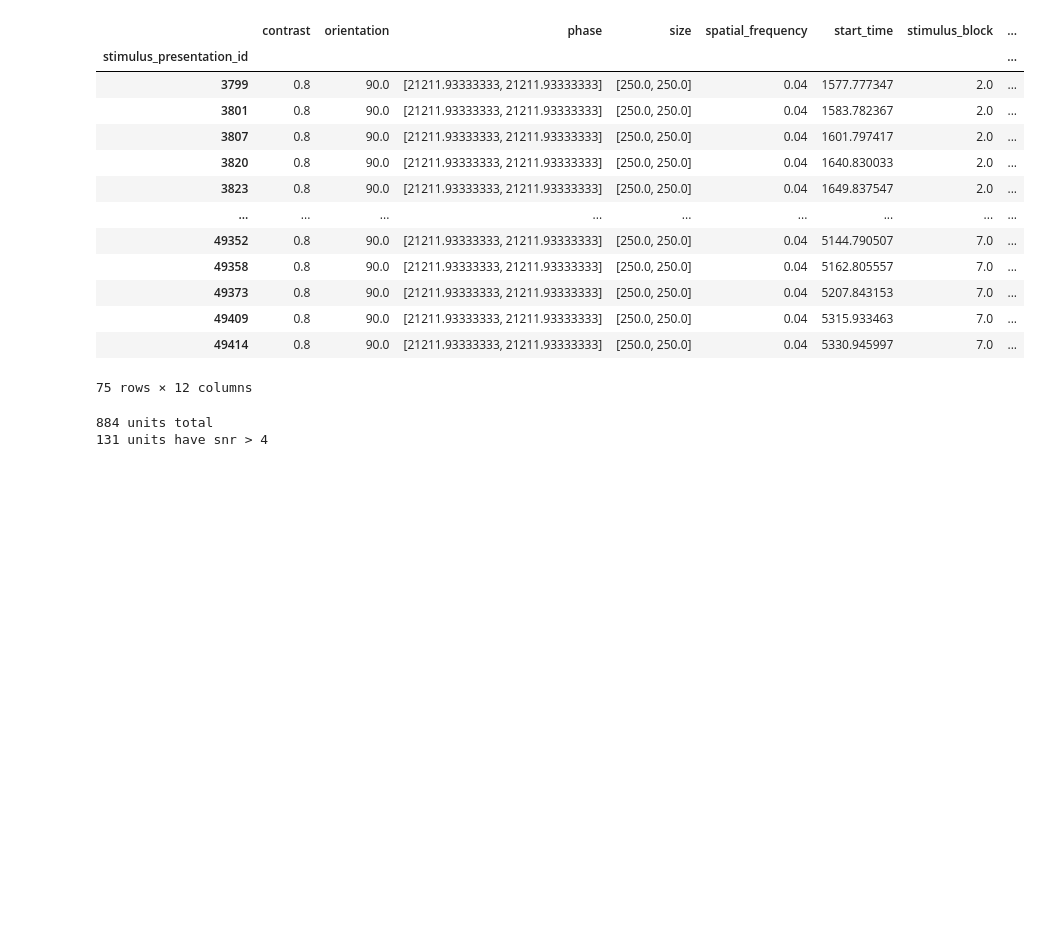
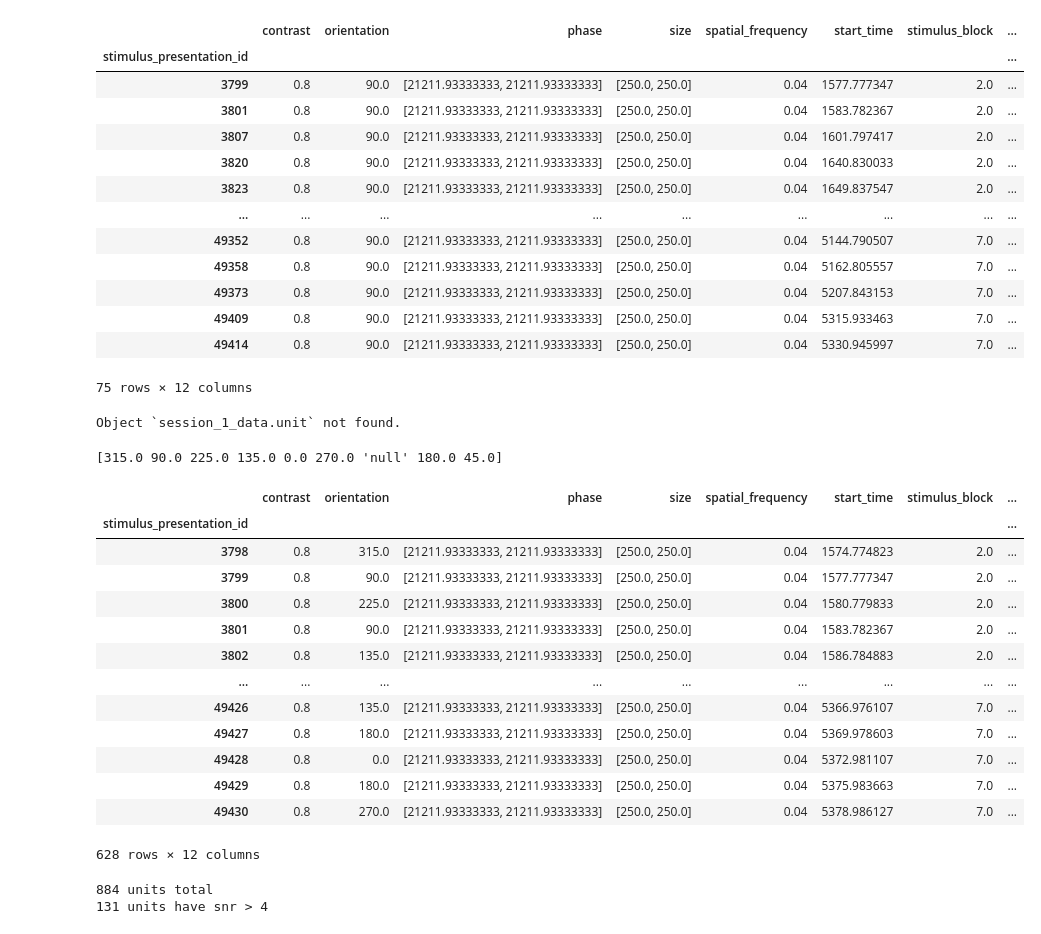
Before and after one commit to ecresp1el/swb_2023_ec_problemsworkshop, a Jupyter notebook: code/python_project_draft.ipynb, the cells around one changed output. Cells and saved outputs as stored; diff of their text form; code cells hidden in the pictures; blank space fills up the shorter version.

```diff
--- a/code/python_project_draft.ipynb
+++ b/code/python_project_draft.ipynb
@@ -110,11 +259,6 @@ Number of sessions in the brain_observatory_type_sessions dataframe: 32
 def get_session_data(session_id):
     session_metadata = cache.get_session_data(session_id).metadata
     return session_metadata
-
-#use the function to access the meta data for the first session in the brain_observatory_type_sessions dataframe
-session_1 = get_session_data(session_ids[0])
-
-session_1[0]
 # %%
 specific_id = session_1.get('ecephys_session_id') #use the get method to access the value associated with the key 'ecephys_session_id'
 
@@ -148,6 +292,62 @@ dg[dg.orientation == 90]
 | 49409 | 0.8 | 90.0 | [21211.93333333, 21211.93333333] | [250.0, 250.0] | 0.04 | 5315.933463 | 7.0 | ... |
 | 49414 | 0.8 | 90.0 | [21211.93333333, 21211.93333333] | [250.0, 250.0] | 0.04 | 5330.945997 | 7.0 | ... |
 75 rows × 12 columns
+# %%
+#define regions of interest
+region_of_interest = ['VISp']; #visual cortex, primary, will be used for now and will be a list of strings
+
+#prepare the time bins for computing the PSTH
+time_step = 0.05 # in seconds, will be a user input later
+pre_time = -0.5 # in seconds, will be a user input later
+time_bins = np.arange(pre_time, 1.5, time_step) #will be a user input later, pre_time is the start of the time bins, 1.5 is the end of the time bins, time_step is the step size between each time bin
+
+session_1_data.structurewise_unit_counts #this is a pandas dataframe object that contains the number of units in each brain area for the session
+
+temporal_freqs = session_1_data.get_stimulus_table('drifting_gratings')['temporal_frequency'].unique()
+# %%
+session_1_data.unit?
+# %% [output]
+Object `session_1_data.unit` not found.
+# %%
+presentations = session_1_data.get_stimulus_table(["drifting_gratings"]) #this is a pandas dataframe object that contains the stimulus table for drifting gratings
+print(presentations['orientation'].unique()) #this prints the unique orientation values in the stimulus table for drifting gratings
+
+presentations
+
+
+def sort_orientation_and_temporal_freq(session_data):
+    #'sort_orientation_and_temporal_freq' will sort the stimulus table for drifting gratings by orientation and temporal frequency values
+
+    #input: session_data, a session data object from the AllenSDK of a single session
+    #output: a sorted stimulus table for drifting gratings
+
+    #create a list of unique orientation values in the stimulus table
+    presentations = session_data.get_stimulus_table('drifting_gratings')['orientation'].unique()
+
+    #create a list of unique temporal frequency values in the stimulus table
+    temporal_freqs = session_data.get_stimulus_table('drifting_gratings')['temporal_frequency'].unique()
+
+    #sort the dataframe for each unique combination of orientation and temporal frequency values
+    for orientation in presentations: #iterate over each unique orientation value in the stimulus table
+        for temporal_freq in temporal_freqs: #iterate over each unique temporal frequency value in the stimulus table
+
+            session.unit?
+# %% [output]
+[315.0 90.0 225.0 135.0 0.0 270.0 'null' 180.0 45.0]
+|  | contrast | orientation | phase | size | spatial_frequency | start_time | stimulus_block | ... |
+| stimulus_presentation_id |  |  |  |  |  |  |  | ... |
+| 3798 | 0.8 | 315.0 | [21211.93333333, 21211.93333333] | [250.0, 250.0] | 0.04 | 1574.774823 | 2.0 | ... |
+| 3799 | 0.8 | 90.0 | [21211.93333333, 21211.93333333] | [250.0, 250.0] | 0.04 | 1577.777347 | 2.0 | ... |
+| 3800 | 0.8 | 225.0 | [21211.93333333, 21211.93333333] | [250.0, 250.0] | 0.04 | 1580.779833 | 2.0 | ... |
+| 3801 | 0.8 | 90.0 | [21211.93333333, 21211.93333333] | [250.0, 250.0] | 0.04 | 1583.782367 | 2.0 | ... |
+| 3802 | 0.8 | 135.0 | [21211.93333333, 21211.93333333] | [250.0, 250.0] | 0.04 | 1586.784883 | 2.0 | ... |
+| ... | ... | ... | ... | ... | ... | ... | ... | ... |
+| 49426 | 0.8 | 135.0 | [21211.93333333, 21211.93333333] | [250.0, 250.0] | 0.04 | 5366.976107 | 7.0 | ... |
+| 49427 | 0.8 | 180.0 | [21211.93333333, 21211.93333333] | [250.0, 250.0] | 0.04 | 5369.978603 | 7.0 | ... |
+| 49428 | 0.8 | 0.0 | [21211.93333333, 21211.93333333] | [250.0, 250.0] | 0.04 | 5372.981107 | 7.0 | ... |
+| 49429 | 0.8 | 180.0 | [21211.93333333, 21211.93333333] | [250.0, 250.0] | 0.04 | 5375.983663 | 7.0 | ... |
+| 49430 | 0.8 | 270.0 | [21211.93333333, 21211.93333333] | [250.0, 250.0] | 0.04 | 5378.986127 | 7.0 | ... |
+628 rows × 12 columns
 # %%
 print(f'{session_1_data.units.shape[0]} units total') #print the number of units in the session table
 units_with_very_high_snr = session_1_data.units[session_1_data.units['snr'] > 4] #create a dataframe of units with snr > 4
```
Also changed, not shown: parts of 14 cells of this notebook.
